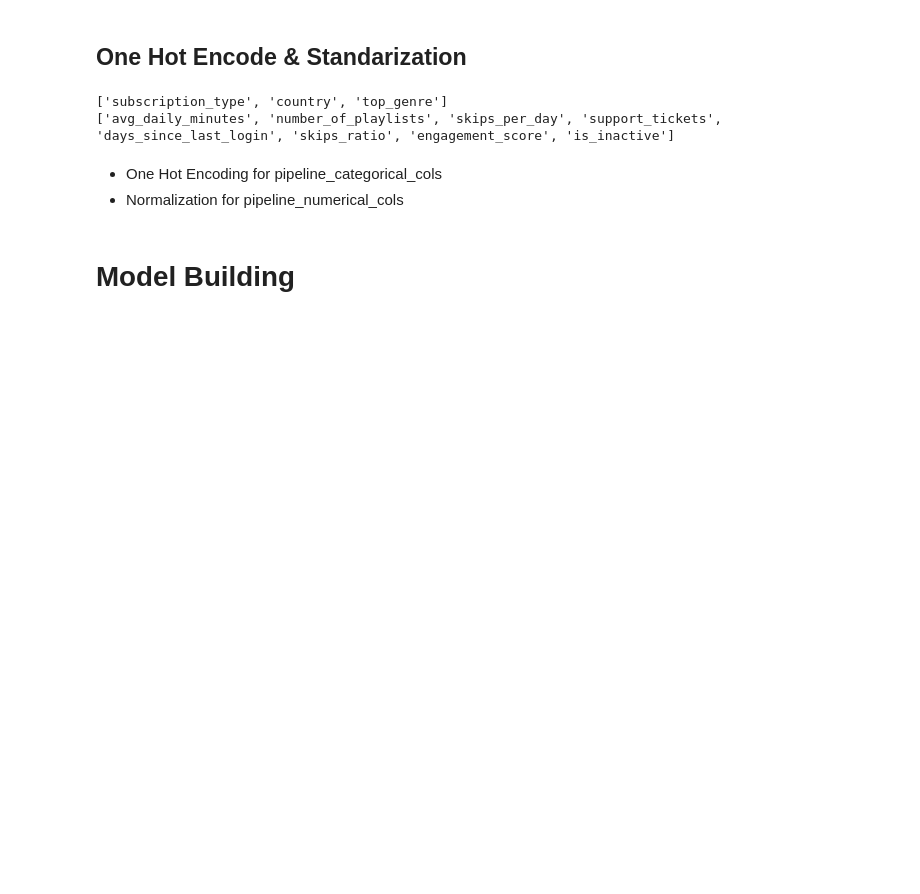
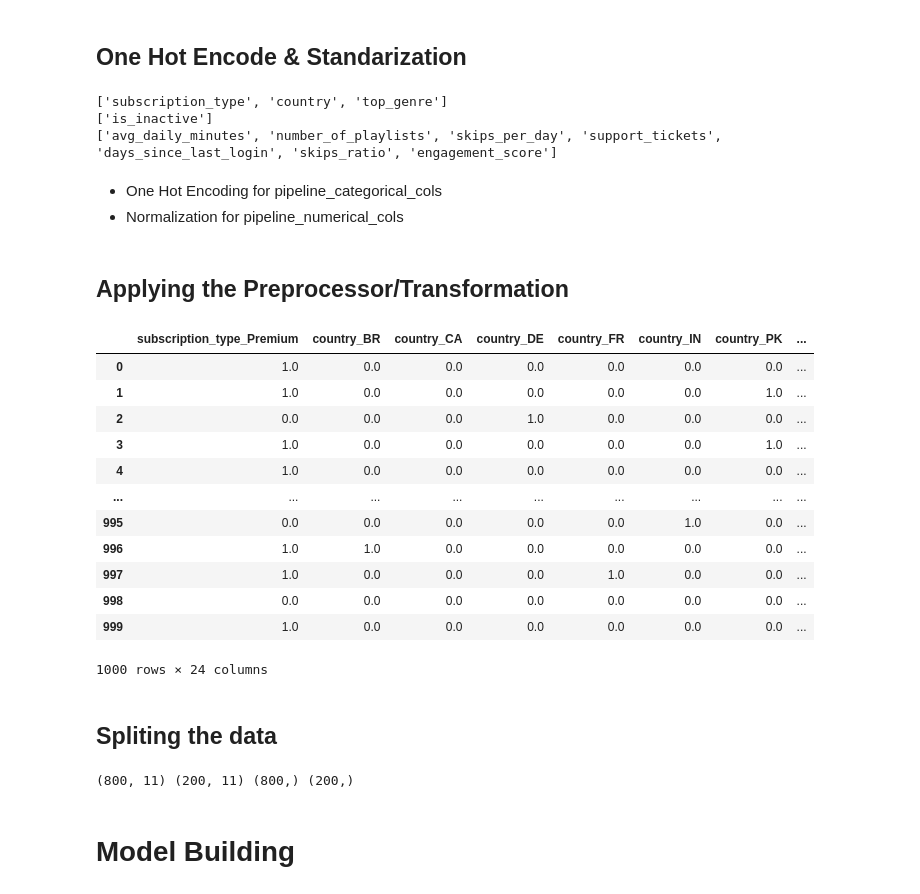
Before and after one commit to arpitgaur02/Spotify-Customer-Churn, a Jupyter notebook: main.ipynb, the cells around one changed output. Cells and saved outputs as stored; diff of their text form; code cells hidden in the pictures; blank space fills up the shorter version.

Commit message:
random change

```diff
--- a/main.ipynb
+++ b/main.ipynb
@@ -352,12 +338,14 @@ from sklearn.preprocessing import OneHotEncoder, StandardScaler
 # %%
 pipeline_categorical_cols = ['subscription_type', 'country', 'top_genre']
-pipeline_numerical_cols = numerical_cols = X.select_dtypes(include=['int64', 'float64']).columns.tolist()
+pipeline_bin_cols = ["is_inactive"]
+pipeline_numerical_cols = numerical_cols = ['avg_daily_minutes', 'number_of_playlists', 'skips_per_day', 'support_tickets', 'days_since_last_login', 'skips_ratio', 'engagement_score']
+print(pipeline_categorical_cols)
+print(pipeline_bin_cols)
+print(pipeline_numerical_cols)
+# %% [output]
+['subscription_type', 'country', 'top_genre']
+['is_inactive']
+['avg_daily_minutes', 'number_of_playlists', 'skips_per_day', 'support_tickets', 'days_since_last_login', 'skips_ratio', 'engagement_score']
-# %%
-print(pipeline_categorical_cols)
-print(pipeline_numerical_cols)
-# %% [output]
-['subscription_type', 'country', 'top_genre']
-['avg_daily_minutes', 'number_of_playlists', 'skips_per_day', 'support_tickets', 'days_since_last_login', 'skips_ratio', 'engagement_score', 'is_inactive']
 # %% [markdown]
 * One Hot Encoding for pipeline_categorical_cols
 * Normalization for pipeline_numerical_cols
@@ -372,3 +363,5 @@ preprocessor = ColumnTransformer(
     ],
     verbose_feature_names_out=False
 )
+# %% [markdown]
+## Applying the Preprocessor/Transformation
@@ -375,3 +375,26 @@ preprocessor = ColumnTransformer(
+# %%
+X_processed
+# %% [output]
+|  | subscription_type_Premium | country_BR | country_CA | country_DE | country_FR | country_IN | country_PK | ... |
+| 0 | 1.0 | 0.0 | 0.0 | 0.0 | 0.0 | 0.0 | 0.0 | ... |
+| 1 | 1.0 | 0.0 | 0.0 | 0.0 | 0.0 | 0.0 | 1.0 | ... |
+| 2 | 0.0 | 0.0 | 0.0 | 1.0 | 0.0 | 0.0 | 0.0 | ... |
+| 3 | 1.0 | 0.0 | 0.0 | 0.0 | 0.0 | 0.0 | 1.0 | ... |
+| 4 | 1.0 | 0.0 | 0.0 | 0.0 | 0.0 | 0.0 | 0.0 | ... |
+| ... | ... | ... | ... | ... | ... | ... | ... | ... |
+| 995 | 0.0 | 0.0 | 0.0 | 0.0 | 0.0 | 1.0 | 0.0 | ... |
+| 996 | 1.0 | 1.0 | 0.0 | 0.0 | 0.0 | 0.0 | 0.0 | ... |
+| 997 | 1.0 | 0.0 | 0.0 | 0.0 | 1.0 | 0.0 | 0.0 | ... |
+| 998 | 0.0 | 0.0 | 0.0 | 0.0 | 0.0 | 0.0 | 0.0 | ... |
+| 999 | 1.0 | 0.0 | 0.0 | 0.0 | 0.0 | 0.0 | 0.0 | ... |
+1000 rows × 24 columns
+# %% [markdown]
+## Spliting the data
+# %%
+X_train, X_test, y_train, y_test = train_test_split(X, y, test_size=0.2, random_state=42, stratify=y)
+print(X_train.shape, X_test.shape, y_train.shape, y_test.shape)
+# %% [output]
+(800, 11) (200, 11) (800,) (200,)
 # %% [markdown]
 # Model Building
 # %%
```
Also changed, not shown: parts of 29 cells of this notebook.
